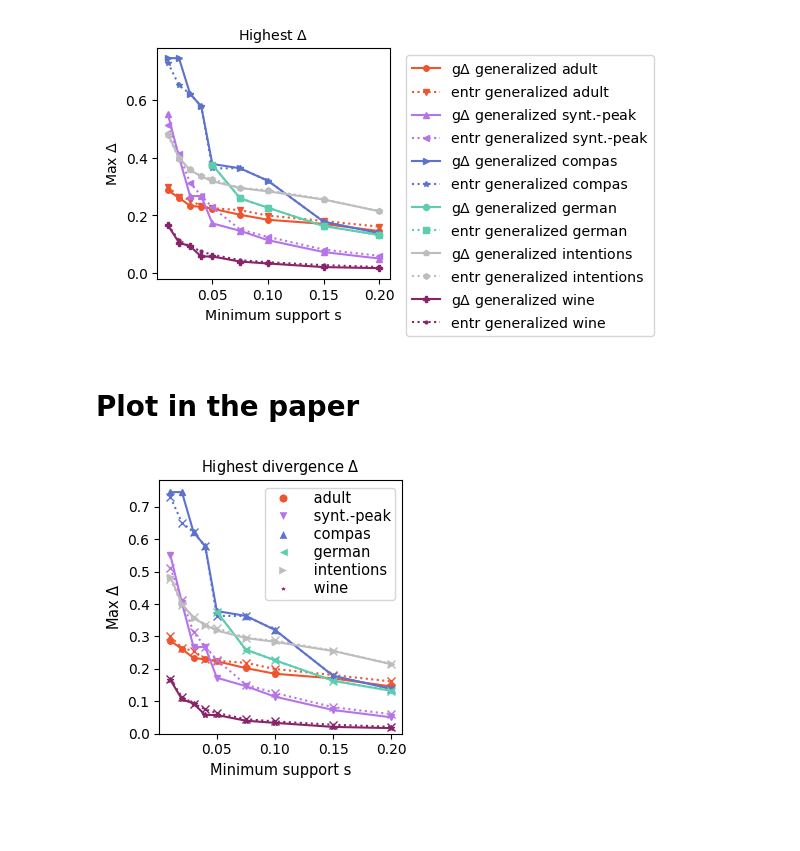
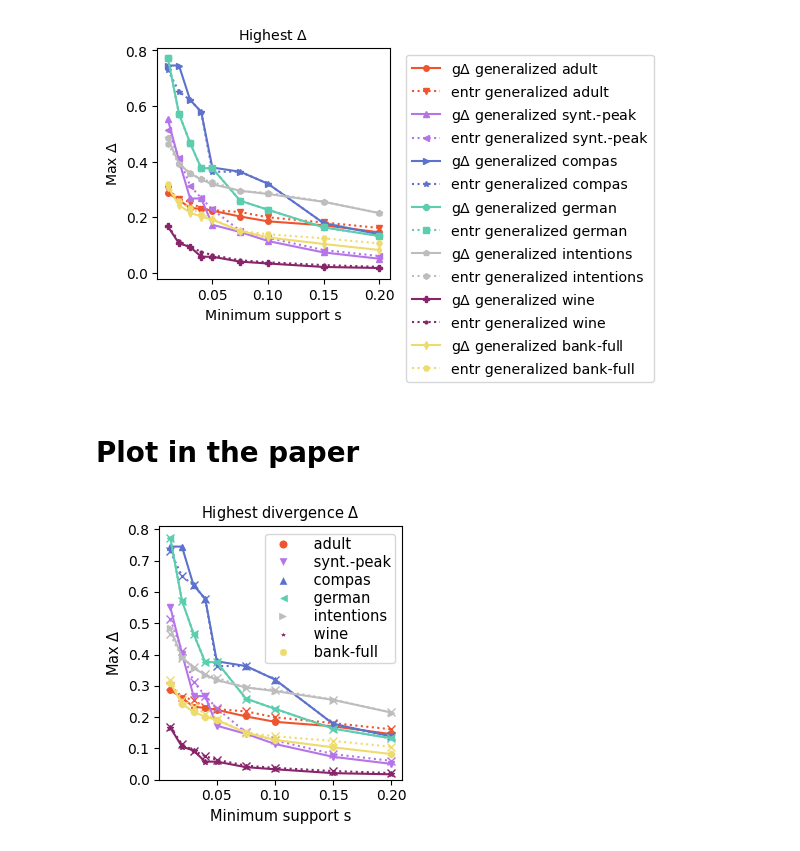
Before and after one commit to elianap/h-divexplorer, a Jupyter notebook: plot_performance results_entropy.ipynb, the cells around one changed output. Drawn from its saved outputs; the diff is of its cells as text; code cells hidden in the pictures; blank space fills up the shorter version.

```diff
--- a/plot_performance results_entropy.ipynb
+++ b/plot_performance results_entropy.ipynb
@@ -12,7 +12,7 @@ from run_pruned_v2 import run_pruning_experiment
 dataset_name = 'wine'
 metric = 'd_fpr'
 type_criterions = [ 'divergence_criterion', 'entropy']
-output_dir = 'output_results_12_28'
+output_dir = 'output_results_01_08_continuous'
 
 
 
@@ -64,9 +64,10 @@ if saveFig:
 # %%
 type_gens = ['generalized']
 
-datasets = ['adult', 'artificial_gaussian', 'compas', 'german', 'online_shoppers_intention', 'wine']
-metrics = ['d_error', 'd_error', 'd_fpr', 'd_error', 'd_error', 'd_error']
-colors_for_dataset_all = ["#EE552F", '#B574E8', '#5C72CD', '#5CCDAE', '#bdbdbd', '#88246a']
+
+datasets = ['adult', 'artificial_gaussian', 'compas', 'german', 'online_shoppers_intention', 'wine', 'folkstables', 'bank-full']
+metrics = ['d_error', 'd_error', 'd_fpr', 'd_error', 'd_error', 'd_error', 'd_outcome', 'd_error']
+colors_for_dataset_all = ["#EE552F", '#B574E8', '#5C72CD', '#5CCDAE', '#bdbdbd', '#88246a', 'darkblue', '#EEDB6E']
 # %%
 color_labels = {}
 
@@ -81,7 +82,7 @@ for dataset_name, color in zip(datasets, colors_for_dataset_all[:len(datasets)])
 
 lines_style = {k:"-" for k in color_labels}
 lines_style.update({k:"--" for k in color_labels if( "base" in k and abbreviations["entropy"] in k)})
-lines_style.update({k:"-." for k in color_labels if( 'base' in k and abbreviations["divergence_criterion"] in k)})
+lines_style.update({k:"--" for k in color_labels if( 'base' in k and abbreviations["divergence_criterion"] in k)})
 
 lines_style.update({k:"dotted" for k in color_labels if( abbreviateValue("entropy", abbreviations) in k and abbreviations["entropy"] in k)})
 # %%
@@ -93,7 +94,8 @@ info_plot = {}
 
 
 for dataset_name_file, metric in zip(datasets, metrics):
-
+    if dataset_name_file == 'folkstables':
+        continue
     dataset_name = _rename_dataset(dataset_name_file)
 
 
@@ -105,11 +107,8 @@ for dataset_name_file, metric in zip(datasets, metrics):
 
         conf_name = f"{dataset_name_file}_{metric}_{type_criterion}_{min_support_tree}{pruning_type}_i"
 
-        if dataset_name_file == 'online_shoppers_intention':
-            conf_name = f'{conf_name[:-2]}_top_1000_i'
+        conf_name = f'{conf_name[:-2]}_top_1000_i'
 
-        if dataset_name_file == 'wine':
-            conf_name = f'{conf_name[:-2]}_top_1000_i'
 
 
         if os.path.isfile(os.path.join(output_results, f'{conf_name}_time.json')):
@@ -122,6 +121,7 @@ for dataset_name_file, metric in zip(datasets, metrics):
             with open(os.path.join(output_results, f'{conf_name}_div.json')) as json_file:
                 results_all[dataset_name][f'max_{metric}' ][type_criterion] = json.load(json_file)
         else:
+            print(os.path.join(output_results, f'{conf_name}_time.json'))
             print(f'{conf_name} not available')
 
 
@@ -141,34 +141,35 @@ for dataset_name_file, metric in zip(datasets, metrics):
     for type_gen_str in info_plot:
         info_plot[type_gen_str] = dict(sorted(info_plot[type_gen_str].items()))
 
 
     title, ylabel = '', ''
     if info_i == 'time':
         title = 'Execution time'
         ylabel="Execution time $(seconds)$"
 
     elif info_i == f"max_{metric}":
         m = metric[2:].upper()
 
         ylabel=f"Max $\\Delta$"
         title=f"Highest $\\Delta$"
 
     elif info_i == 'FP':
         ylabel="#FP"
         title="#FP"
 
 
     #figure_name = os.path.join(output_fig_dir, f"{dataset_name}_stree_{min_support_tree}_{metric}_{info_i}.pdf")
     figure_name = ''
 
+
 size_fig = (3, 3)
 plotDicts(info_plot, marker=True, \
             title=title, sizeFig=size_fig,\
                    linestyle=lines_style, color_labels=color_labels, \
             xlabel="Minimum support s",  ylabel=ylabel, labelSize=10.2,\
             outside=True,  saveFig=saveFig, nameFig = figure_name, legendSize=10.2)
 # %% [output]
-[figure, old version]
+[figure, new version]
 # %% [markdown]
 # Plot in the paper
 # %%
@@ -347,4 +348,4 @@ if show_figure:
     plt.show()
     plt.close()
 # %% [output]
-[figure, old version]
+[figure, new version]
```
Also changed, not shown: parts of 7 cells of this notebook, 25 other files.
